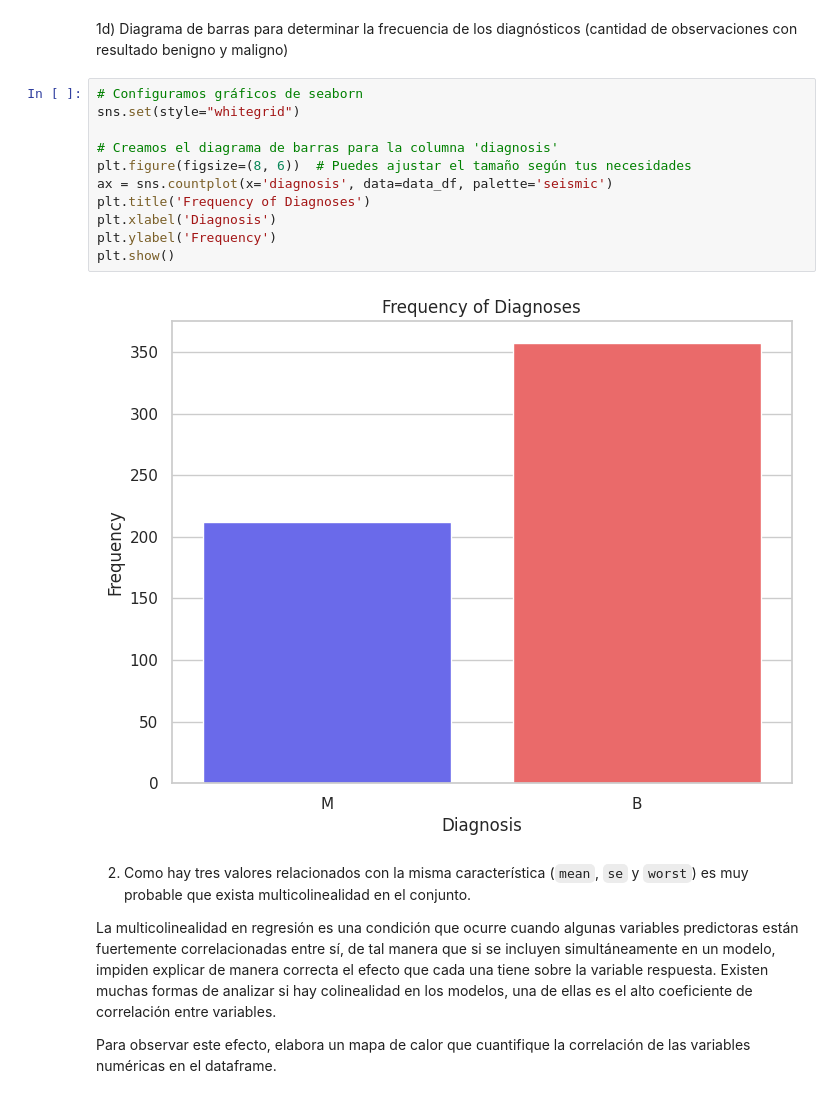
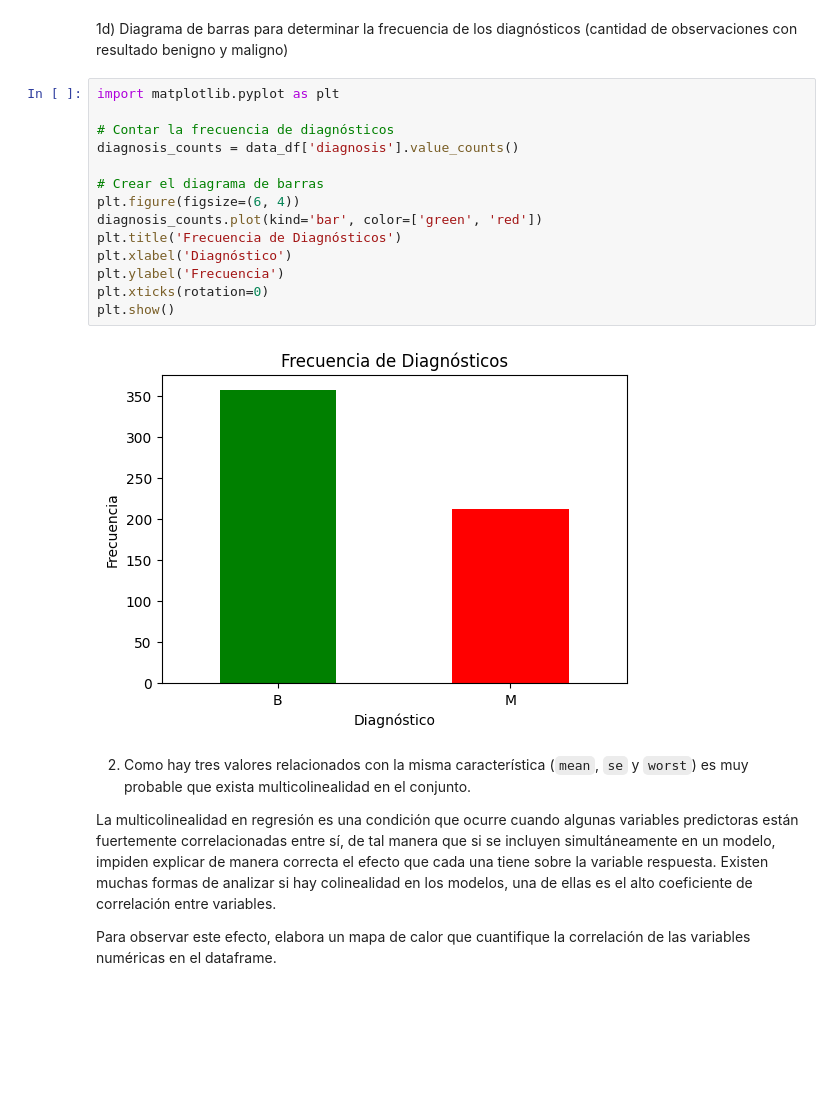
Before and after one commit to A01795331/estefania, a Jupyter notebook: Actividad9RLog.ipynb, the cells around one changed output. Saved outputs shown, nothing was run; the diff lists cells and outputs as text; blank space fills up the shorter version.

```diff
--- a/Actividad9RLog.ipynb
+++ b/Actividad9RLog.ipynb
@@ -173,18 +130,21 @@ dtype: int64
 # %% [markdown]
 1d) Diagrama de barras para determinar la frecuencia de los diagnósticos (cantidad de observaciones con resultado benigno y maligno)
-# %%
-# Configuramos gráficos de seaborn
-sns.set(style="whitegrid")
-
-# Creamos el diagrama de barras para la columna 'diagnosis'
-plt.figure(figsize=(8, 6))  # Puedes ajustar el tamaño según tus necesidades
-ax = sns.countplot(x='diagnosis', data=data_df, palette='seismic')
-plt.title('Frequency of Diagnoses')
-plt.xlabel('Diagnosis')
-plt.ylabel('Frequency')
-plt.show()
-# %% [output]
-[figure, removed]
+# %%
+import matplotlib.pyplot as plt
+
+# Contar la frecuencia de diagnósticos
+diagnosis_counts = data_df['diagnosis'].value_counts()
+
+# Crear el diagrama de barras
+plt.figure(figsize=(6, 4))
+diagnosis_counts.plot(kind='bar', color=['green', 'red'])
+plt.title('Frecuencia de Diagnósticos')
+plt.xlabel('Diagnóstico')
+plt.ylabel('Frecuencia')
+plt.xticks(rotation=0)
+plt.show()
+# %% [output]
+[figure, added]
 # %% [markdown]
 2. Como hay tres valores relacionados con la misma característica (`mean`, `se` y `worst`) es muy probable que exista multicolinealidad en el conjunto.
 
```
Also changed, not shown: parts of 36 cells of this notebook.
